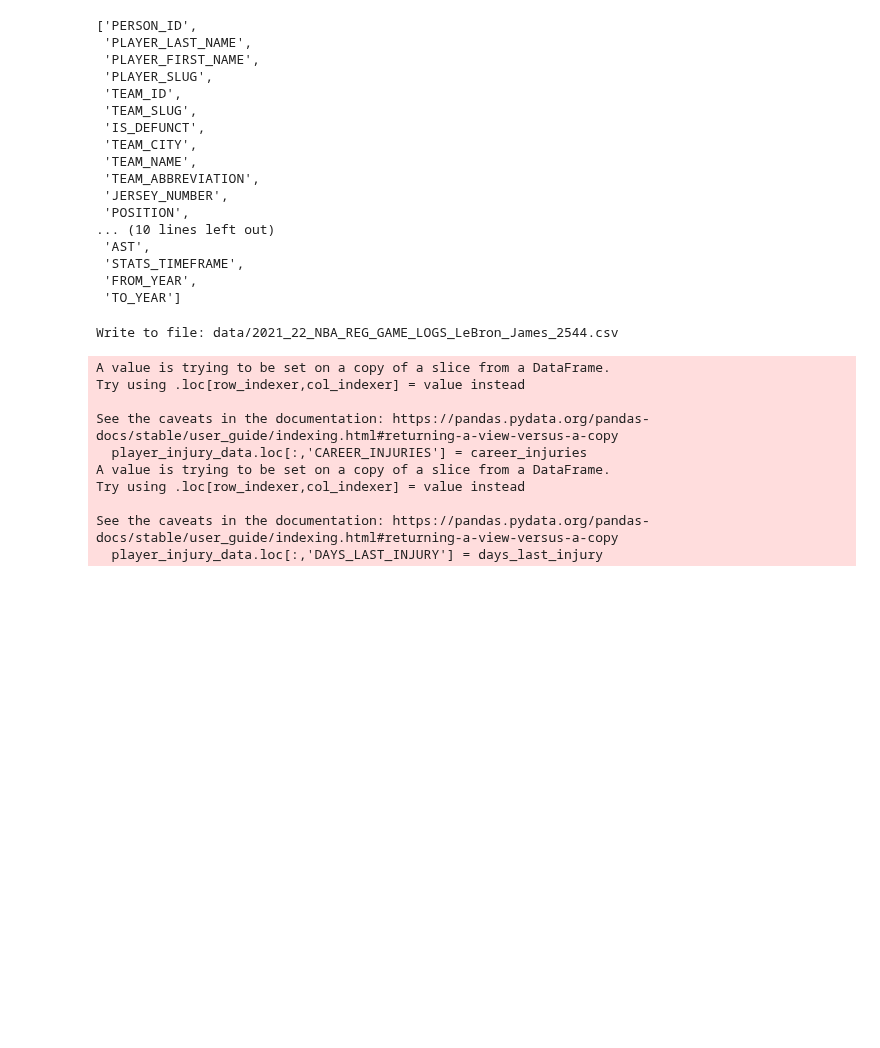
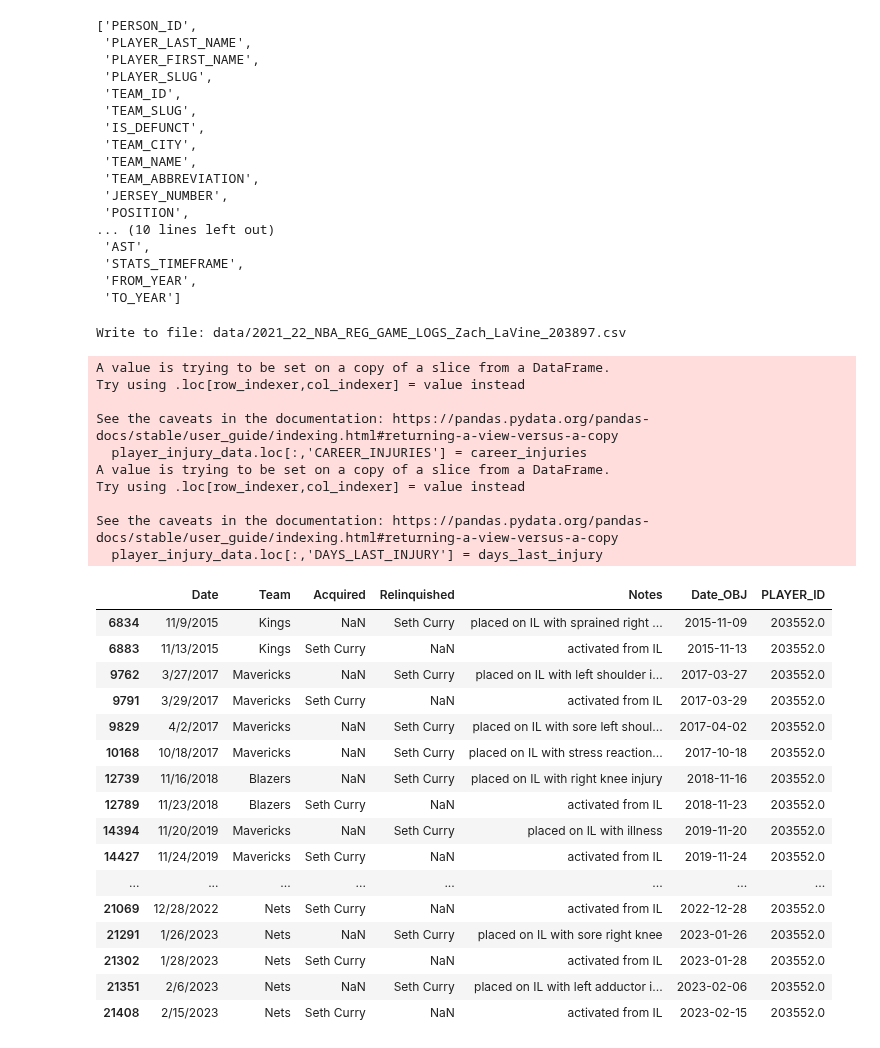
Before and after one commit to NadeemPatel2019/MSDS-456-final-project, a Jupyter notebook: nba_com_player_game_logs_injuries_2021-22.ipynb, the cells around one changed output. Drawn from its saved outputs; the diff is of its cells as text; code cells hidden in the pictures; blank space fills up the shorter version.

Commit message:
WIP NBA game log scraper with injuries

```diff
--- a/nba_com_player_game_logs_injuries_2021-22.ipynb
+++ b/nba_com_player_game_logs_injuries_2021-22.ipynb
@@ -565,13 +573,18 @@ plyr_misc_headers_subset= [ 'PTS_PAINT']
 plyr_scor_headers_subset = ['PCT_PTS_2PT_MR']
 # %%
 # Test with misc PlayerIDs
-PlayerID = 2544 # leBron James
+# PlayerID = 2544 # leBron James
 # PlayerID = 202695 # kawhi leonard - lots of time off - no bio?! out all of 2021-22 season, no bio for season - DON'T USE!
 # PlayerID = 201935 # James Harden - had 2021-22 trade BRK -> PHI
 # PlayerID = 1629029 # Luka Doncic
-get_full_game_logs_df(PlayerID, Season, PerMode)
+
+# PlayerID = 1630162 # Anthony Edwards - no MG prior season
+
+PlayerID = 1628389 # Bam Adebayo
+
+get_full_game_logs_df(203897, Season, PerMode)
 # %% [output]
-Write to file: data/2021_22_NBA_REG_GAME_LOGS_LeBron_James_2544.csv
+Write to file: data/2021_22_NBA_REG_GAME_LOGS_Zach_LaVine_203897.csv
 A value is trying to be set on a copy of a slice from a DataFrame.
 Try using .loc[row_indexer,col_indexer] = value instead
 
@@ -588,3 +601,26 @@ PlayerIDs = high_mpg_players_2021_22_df['PLAYER_ID'].values.tolist()
 # %%
 for PlayerID in PlayerIDs:
     get_full_game_logs_df(PlayerID, Season, PerMode)
+# %%
+player_il = il_data.loc[il_data['PLAYER_ID'] == 203552]
+player_mg = mg_data.loc[mg_data['PLAYER_ID'] == 203552]
+# %%
+player_il
+# %% [output]
+|  | Date | Team | Acquired | Relinquished | Notes | Date_OBJ | PLAYER_ID |
+| 6834 | 11/9/2015 | Kings | NaN | Seth Curry | placed on IL with sprained right ... | 2015-11-09 | 203552.0 |
+| 6883 | 11/13/2015 | Kings | Seth Curry | NaN | activated from IL | 2015-11-13 | 203552.0 |
+| 9762 | 3/27/2017 | Mavericks | NaN | Seth Curry | placed on IL with left shoulder i... | 2017-03-27 | 203552.0 |
+| 9791 | 3/29/2017 | Mavericks | Seth Curry | NaN | activated from IL | 2017-03-29 | 203552.0 |
+| 9829 | 4/2/2017 | Mavericks | NaN | Seth Curry | placed on IL with sore left shoul... | 2017-04-02 | 203552.0 |
+| 10168 | 10/18/2017 | Mavericks | NaN | Seth Curry | placed on IL with stress reaction... | 2017-10-18 | 203552.0 |
+| 12739 | 11/16/2018 | Blazers | NaN | Seth Curry | placed on IL with right knee injury | 2018-11-16 | 203552.0 |
+| 12789 | 11/23/2018 | Blazers | Seth Curry | NaN | activated from IL | 2018-11-23 | 203552.0 |
+| 14394 | 11/20/2019 | Mavericks | NaN | Seth Curry | placed on IL with illness | 2019-11-20 | 203552.0 |
+| 14427 | 11/24/2019 | Mavericks | Seth Curry | NaN | activated from IL | 2019-11-24 | 203552.0 |
+| ... | ... | ... | ... | ... | ... | ... | ... |
+| 21069 | 12/28/2022 | Nets | Seth Curry | NaN | activated from IL | 2022-12-28 | 203552.0 |
+| 21291 | 1/26/2023 | Nets | NaN | Seth Curry | placed on IL with sore right knee | 2023-01-26 | 203552.0 |
+| 21302 | 1/28/2023 | Nets | Seth Curry | NaN | activated from IL | 2023-01-28 | 203552.0 |
+| 21351 | 2/6/2023 | Nets | NaN | Seth Curry | placed on IL with left adductor i... | 2023-02-06 | 203552.0 |
+| 21408 | 2/15/2023 | Nets | Seth Curry | NaN | activated from IL | 2023-02-15 | 203552.0 |
```
Also changed, not shown: parts of 10 cells of this notebook.
